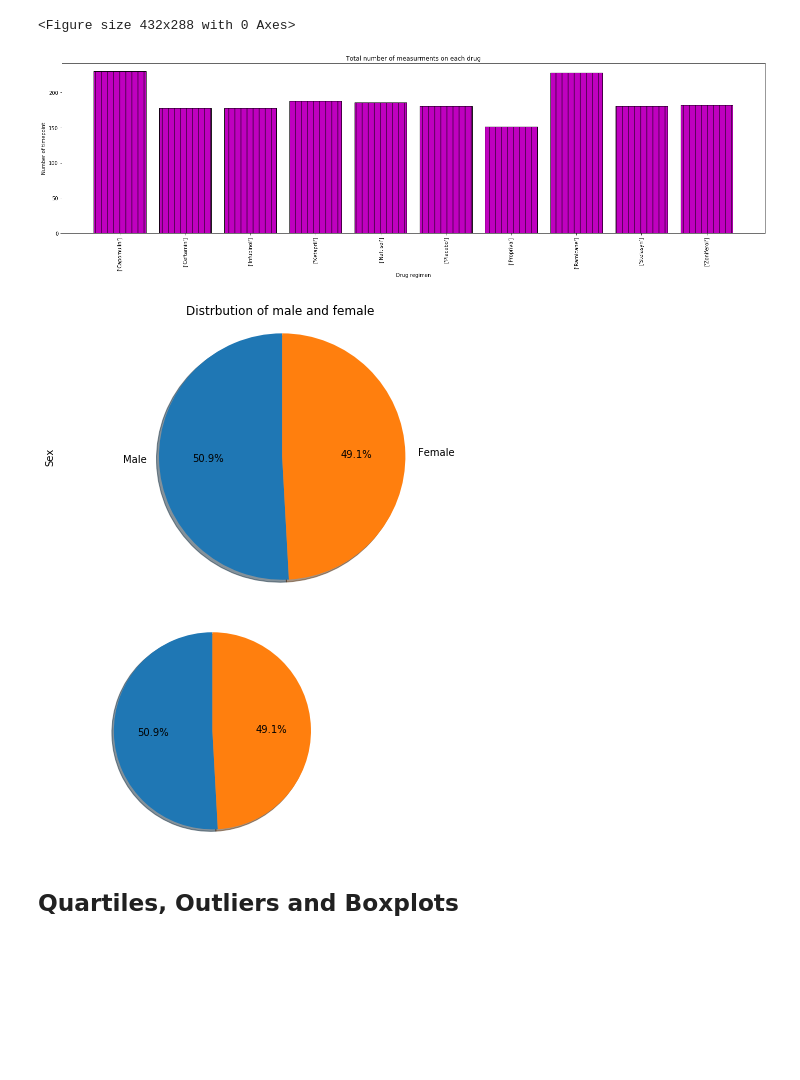
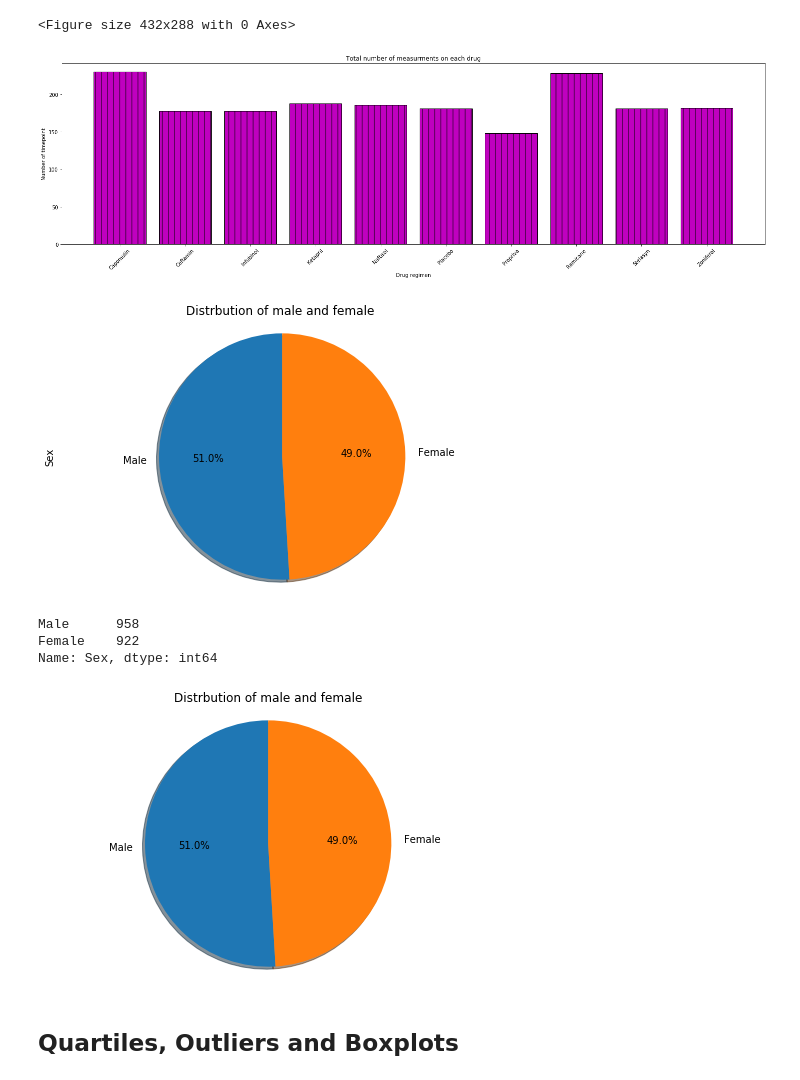
Before and after one commit to HaifaNajdawi/Matplotlib_The_power_of_plot, a Jupyter notebook: Pymaceuticals/pymaceuticals_starter.ipynb, the cells around one changed output. Saved outputs shown, nothing was run; the diff lists cells and outputs as text; code cells hidden in the pictures; blank space fills up the shorter version.

```diff
--- a/Pymaceuticals/pymaceuticals_starter.ipynb
+++ b/Pymaceuticals/pymaceuticals_starter.ipynb
@@ -68,8 +68,11 @@ all_the_dublicate_mouse
 | 9 | g989 | 20 | 54.657650 | 1 | Propriva | Female | 21 | ... |
 # %%
 # Create a clean DataFrame by dropping the duplicate mouse by its ID.
-clean_df = combined_df.drop_duplicates(subset=["Mouse ID","Timepoint"], keep=False, inplace=False)
-clean_df.head()
+unique_duplicated_mouseids =mouse_timepoint_df["Mouse ID"].unique().tolist()
+filtered = combined_df["Mouse ID"].isin(unique_duplicated_mouseids)
+get_index =combined_df[filtered].index
+clean_df=combined_df.drop(get_index)
+clean_df
 # %% [output]
 |  | Mouse ID | Drug Regimen | Sex | Age_months | Weight (g) | Timepoint | Tumor Volume (mm3) | ... |
 | 0 | k403 | Ramicane | Male | 21 | 16 | 0 | 45.000000 | ... |
@@ -135,19 +145,19 @@ plt.tight_layout()
 # %%
 # Generate a bar plot showing the total number of measurements taken on each drug regimen using pyplot.
 drug_names=regimen_group["Drug Regimen"].unique()
+label = drug_names.keys()
 plt.figure(figsize=(20,6))
-
 x_axis = np.arange(len(regimen_group))
 tick_locations = [value for value in x_axis]
 plt.bar(x_axis,timepoint, color='m', edgecolor="k",hatch='|')
-plt.xticks(tick_locations,drug_names, rotation="vertical")
+plt.xticks(tick_locations,label, rotation=45)
 plt.tight_layout()
 plt.title("Total number of measurments on each drug")
 plt.xlabel("Drug regimen")
 plt.ylabel("Number of timepoint")
 plt.show()
 # %% [output]
-[figure, old version]
+[figure, new version]
 # %%
 # Generate a pie plot showing the distribution of female versus male mice using pandas
 sex_of_mice=clean_df["Sex"].value_counts()
@@ -155,15 +165,22 @@ micesex_pie = sex_of_mice.plot(kind="pie", title=("Distrbution of male and femal
 
 plt.axis("equal")
 plt.show()
+sex_of_mice
 # %% [output]
 [figure]
+Male      958
+Female    922
+Name: Sex, dtype: int64
 # %%
 # Generate a pie plot showing the distribution of female versus male mice using pyplot
-plt.pie(sex_of_mice,autopct='%1.1f%%',shadow=True,startangle=90)
+label = sex_of_mice.keys()
+fig = plt.figure(figsize=(8,5))
+plt.pie(sex_of_mice,autopct='%1.1f%%',shadow=True,startangle=90,labels=label)
+plt.title("Distrbution of male and female")
 plt.axis('equal')
 plt.show()
 # %% [output]
-[figure, old version]
+[figure, new version]
 # %% [markdown]
 ## Quartiles, Outliers and Boxplots
 # %%
```
Also changed, not shown: parts of 5 cells of this notebook.
